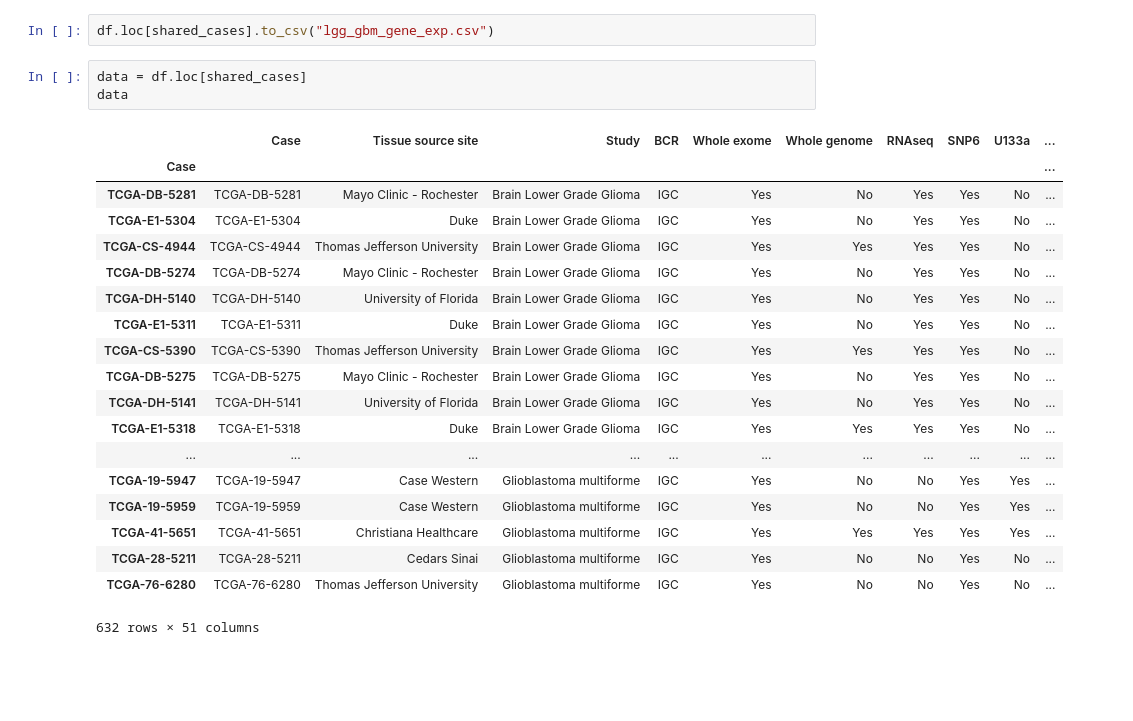
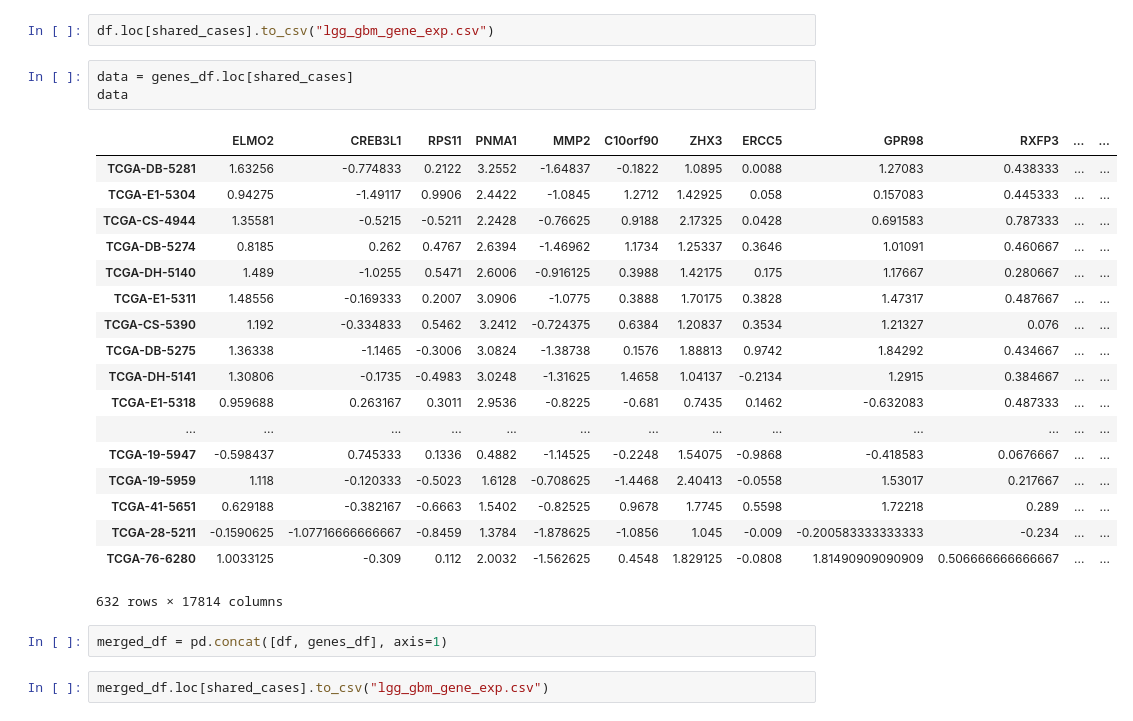
Before and after one commit to sharno/tcga, a Jupyter notebook: data_wrangling.ipynb, the cells around one changed output. Drawn from its saved outputs; the diff is of its cells as text; blank space fills up the shorter version.

Commit message:
data processing and PCA

```diff
--- a/data_wrangling.ipynb
+++ b/data_wrangling.ipynb
@@ -86,25 +86,28 @@ for filename in listdir(gbm_folder2):
 # %%
 df.loc[shared_cases].to_csv("lgg_gbm_gene_exp.csv")
 # %%
-data = df.loc[shared_cases]
+data = genes_df.loc[shared_cases]
 data
 # %% [output]
-|  | Case | Tissue source site | Study | BCR | Whole exome | Whole genome | RNAseq | SNP6 | U133a | ... |
-| Case |  |  |  |  |  |  |  |  |  | ... |
-| TCGA-DB-5281 | TCGA-DB-5281 | Mayo Clinic - Rochester | Brain Lower Grade Glioma | IGC | Yes | No | Yes | Yes | No | ... |
-| TCGA-E1-5304 | TCGA-E1-5304 | Duke | Brain Lower Grade Glioma | IGC | Yes | No | Yes | Yes | No | ... |
-| TCGA-CS-4944 | TCGA-CS-4944 | Thomas Jefferson University | Brain Lower Grade Glioma | IGC | Yes | Yes | Yes | Yes | No | ... |
-| TCGA-DB-5274 | TCGA-DB-5274 | Mayo Clinic - Rochester | Brain Lower Grade Glioma | IGC | Yes | No | Yes | Yes | No | ... |
-| TCGA-DH-5140 | TCGA-DH-5140 | University of Florida | Brain Lower Grade Glioma | IGC | Yes | No | Yes | Yes | No | ... |
-| TCGA-E1-5311 | TCGA-E1-5311 | Duke | Brain Lower Grade Glioma | IGC | Yes | No | Yes | Yes | No | ... |
-| TCGA-CS-5390 | TCGA-CS-5390 | Thomas Jefferson University | Brain Lower Grade Glioma | IGC | Yes | Yes | Yes | Yes | No | ... |
-| TCGA-DB-5275 | TCGA-DB-5275 | Mayo Clinic - Rochester | Brain Lower Grade Glioma | IGC | Yes | No | Yes | Yes | No | ... |
-| TCGA-DH-5141 | TCGA-DH-5141 | University of Florida | Brain Lower Grade Glioma | IGC | Yes | No | Yes | Yes | No | ... |
-| TCGA-E1-5318 | TCGA-E1-5318 | Duke | Brain Lower Grade Glioma | IGC | Yes | Yes | Yes | Yes | No | ... |
-| ... | ... | ... | ... | ... | ... | ... | ... | ... | ... | ... |
-| TCGA-19-5947 | TCGA-19-5947 | Case Western | Glioblastoma multiforme | IGC | Yes | No | No | Yes | Yes | ... |
-| TCGA-19-5959 | TCGA-19-5959 | Case Western | Glioblastoma multiforme | IGC | Yes | No | No | Yes | Yes | ... |
-| TCGA-41-5651 | TCGA-41-5651 | Christiana Healthcare | Glioblastoma multiforme | IGC | Yes | Yes | Yes | Yes | Yes | ... |
-| TCGA-28-5211 | TCGA-28-5211 | Cedars Sinai | Glioblastoma multiforme | IGC | Yes | No | No | Yes | No | ... |
-| TCGA-76-6280 | TCGA-76-6280 | Thomas Jefferson University | Glioblastoma multiforme | IGC | Yes | No | No | Yes | No | ... |
+|  | ELMO2 | CREB3L1 | RPS11 | PNMA1 | MMP2 | C10orf90 | ZHX3 | ERCC5 | GPR98 | RXFP3 | ... | ... |
+| TCGA-DB-5281 | 1.63256 | -0.774833 | 0.2122 | 3.2552 | -1.64837 | -0.1822 | 1.0895 | 0.0088 | 1.27083 | 0.438333 | ... | ... |
+| TCGA-E1-5304 | 0.94275 | -1.49117 | 0.9906 | 2.4422 | -1.0845 | 1.2712 | 1.42925 | 0.058 | 0.157083 | 0.445333 | ... | ... |
+| TCGA-CS-4944 | 1.35581 | -0.5215 | -0.5211 | 2.2428 | -0.76625 | 0.9188 | 2.17325 | 0.0428 | 0.691583 | 0.787333 | ... | ... |
+| TCGA-DB-5274 | 0.8185 | 0.262 | 0.4767 | 2.6394 | -1.46962 | 1.1734 | 1.25337 | 0.3646 | 1.01091 | 0.460667 | ... | ... |
+| TCGA-DH-5140 | 1.489 | -1.0255 | 0.5471 | 2.6006 | -0.916125 | 0.3988 | 1.42175 | 0.175 | 1.17667 | 0.280667 | ... | ... |
+| TCGA-E1-5311 | 1.48556 | -0.169333 | 0.2007 | 3.0906 | -1.0775 | 0.3888 | 1.70175 | 0.3828 | 1.47317 | 0.487667 | ... | ... |
+| TCGA-CS-5390 | 1.192 | -0.334833 | 0.5462 | 3.2412 | -0.724375 | 0.6384 | 1.20837 | 0.3534 | 1.21327 | 0.076 | ... | ... |
+| TCGA-DB-5275 | 1.36338 | -1.1465 | -0.3006 | 3.0824 | -1.38738 | 0.1576 | 1.88813 | 0.9742 | 1.84292 | 0.434667 | ... | ... |
+| TCGA-DH-5141 | 1.30806 | -0.1735 | -0.4983 | 3.0248 | -1.31625 | 1.4658 | 1.04137 | -0.2134 | 1.2915 | 0.384667 | ... | ... |
+| TCGA-E1-5318 | 0.959688 | 0.263167 | 0.3011 | 2.9536 | -0.8225 | -0.681 | 0.7435 | 0.1462 | -0.632083 | 0.487333 | ... | ... |
+| ... | ... | ... | ... | ... | ... | ... | ... | ... | ... | ... | ... | ... |
+| TCGA-19-5947 | -0.598437 | 0.745333 | 0.1336 | 0.4882 | -1.14525 | -0.2248 | 1.54075 | -0.9868 | -0.418583 | 0.0676667 | ... | ... |
+| TCGA-19-5959 | 1.118 | -0.120333 | -0.5023 | 1.6128 | -0.708625 | -1.4468 | 2.40413 | -0.0558 | 1.53017 | 0.217667 | ... | ... |
+| TCGA-41-5651 | 0.629188 | -0.382167 | -0.6663 | 1.5402 | -0.82525 | 0.9678 | 1.7745 | 0.5598 | 1.72218 | 0.289 | ... | ... |
+| TCGA-28-5211 | -0.1590625 | -1.07716666666667 | -0.8459 | 1.3784 | -1.878625 | -1.0856 | 1.045 | -0.009 | -0.200583333333333 | -0.234 | ... | ... |
+| TCGA-76-6280 | 1.0033125 | -0.309 | 0.112 | 2.0032 | -1.562625 | 0.4548 | 1.829125 | -0.0808 | 1.81490909090909 | 0.506666666666667 | ... | ... |
-632 rows × 51 columns
+632 rows × 17814 columns
+# %%
+merged_df = pd.concat([df, genes_df], axis=1)
+# %%
+merged_df.loc[shared_cases].to_csv("lgg_gbm_gene_exp.csv")
```
Also changed, not shown: parts of 2 cells of this notebook, 4 other files.
